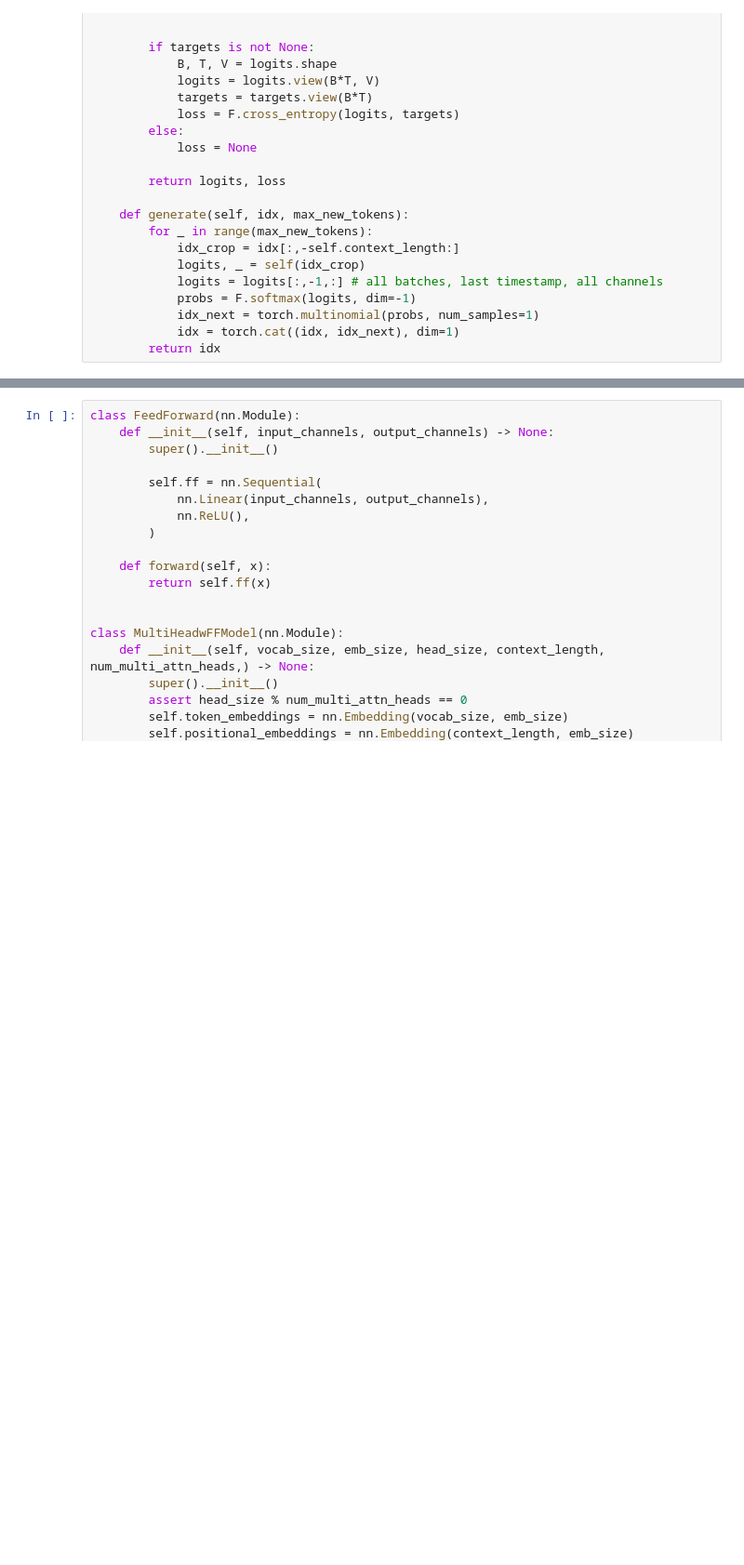
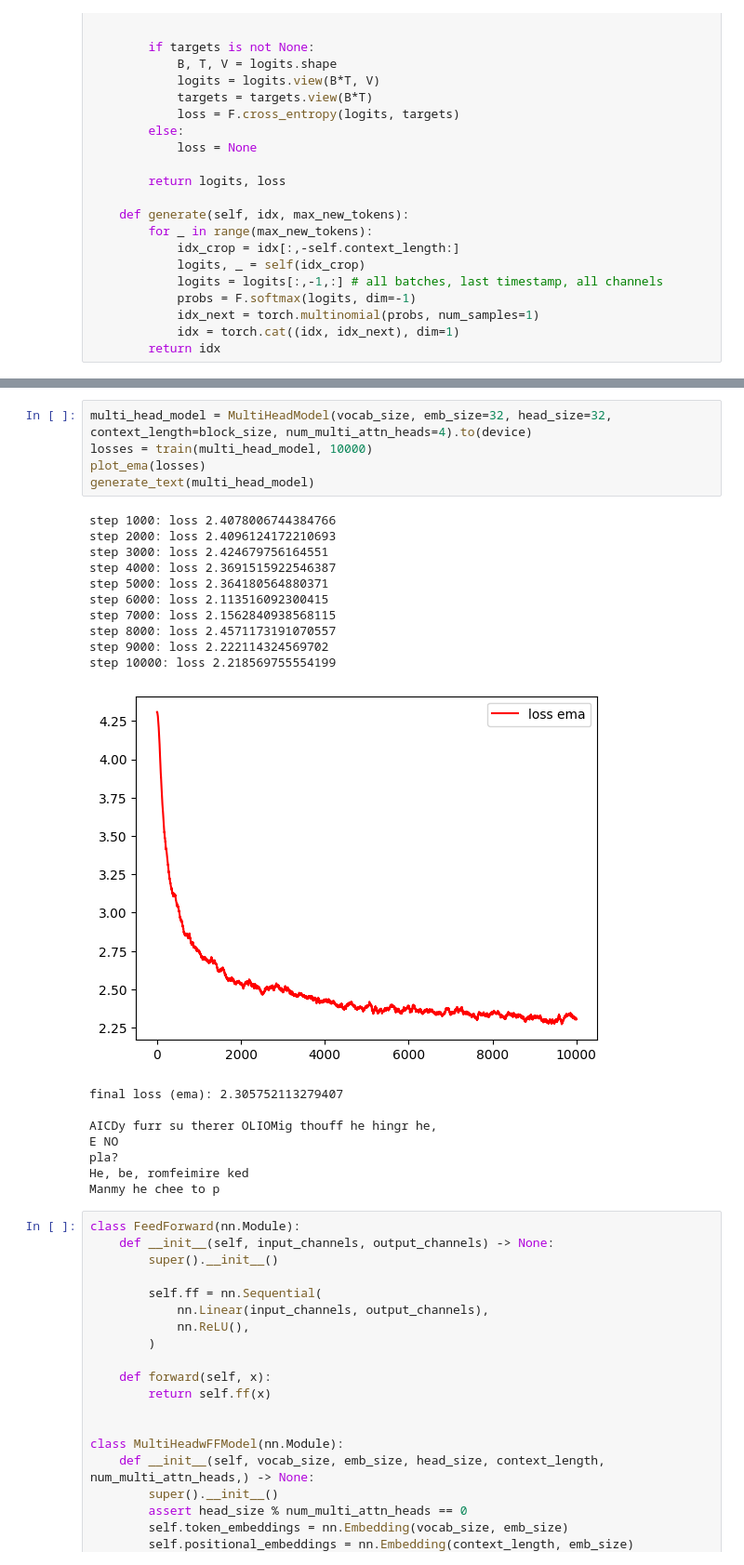
Before and after one commit to lowrollr/nn_zero_to_hero, a Jupyter notebook: l7_gpt/lecture.ipynb, the cells around one changed output, grey strips where cells are left out. Shown at 93% size. Saved outputs shown, nothing was run; the diff lists cells and outputs as text; blank space fills up the shorter version.

```diff
--- a/l7_gpt/lecture.ipynb
+++ b/l7_gpt/lecture.ipynb
@@ -475,3 +483,27 @@ plt.show()
+# %%
+multi_head_model = MultiHeadModel(vocab_size, emb_size=32, head_size=32, context_length=block_size, num_multi_attn_heads=4).to(device)
+losses = train(multi_head_model, 10000)
+plot_ema(losses)
+generate_text(multi_head_model)
+# %% [output]
+step 1000: loss 2.4078006744384766
+step 2000: loss 2.4096124172210693
+step 3000: loss 2.424679756164551
+step 4000: loss 2.3691515922546387
+step 5000: loss 2.364180564880371
+step 6000: loss 2.113516092300415
+step 7000: loss 2.1562840938568115
+step 8000: loss 2.4571173191070557
+step 9000: loss 2.222114324569702
+step 10000: loss 2.218569755554199
+[figure, added]
+final loss (ema): 2.305752113279407
+
+AICDy furr su therer OLIOMig thouff he hingr he,
+E NO
+pla?
+He, be, romfeimire ked
+Manmy he chee to p
 # %%
 class FeedForward(nn.Module):
     def __init__(self, input_channels, output_channels) -> None:
```
Also changed, not shown: parts of 26 cells of this notebook.
